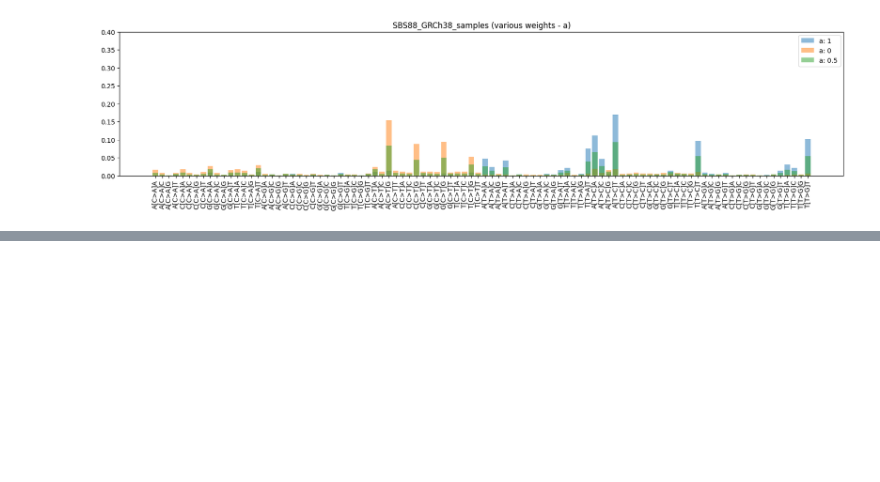
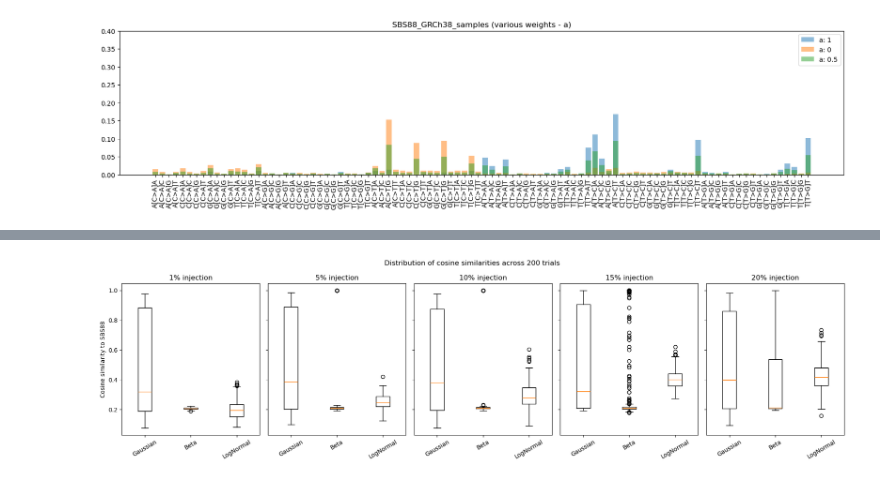
Before and after one commit to fredwdickinson/rscam-g6, a Jupyter notebook: Mutations_simulation.ipynb, the cells around one changed output, grey strips where cells are left out. Drawn from its saved outputs; the diff is of its cells as text; code cells hidden in the pictures; blank space fills up the shorter version.

```diff
--- a/Mutations_simulation.ipynb
+++ b/Mutations_simulation.ipynb
@@ -8,7 +10,7 @@ import random
 # %% [markdown]
 ## 🛻 Data loading
 # %%
-df = pd.read_csv("data\Context_SBS_2.txt", sep=",")
+df = pd.read_csv("Context_SBS_2.txt", sep=",")
 print("\033[4m Check summary statistics: \033[0m\n", df.describe(), "\n")
 print("\033[4m Check data consistency: \033[0m\n", np.sum(df, 0))
 df.head()
@@ -147,0 +290,16 @@ vis_data([test_1, test_2, test_3], final_df["Context"], [f"a: {a_1}", f"a: {a_2}
+# %%
+fig, axes = plt.subplots(1, len(injection_levels), figsize=(18, 5), sharey=True)
+
+for i, level in enumerate(injection_levels):
+    data  = [cosine_results[d][level] for d in cosine_results]
+    axes[i].boxplot(data, labels=list(cosine_results.keys()))
+    axes[i].set_title(f"{int(level*100)}% injection")
+    axes[i].tick_params(axis="x", rotation=30)
+    if i == 0:
+        axes[i].set_ylabel("Cosine similarity to SBS88")
+
+plt.suptitle("Distribution of cosine similarities across 200 trials")
+plt.tight_layout()
+plt.show()
+# %% [output]
+[figure, added]
```
Also changed, not shown: parts of 10 cells of this notebook.
